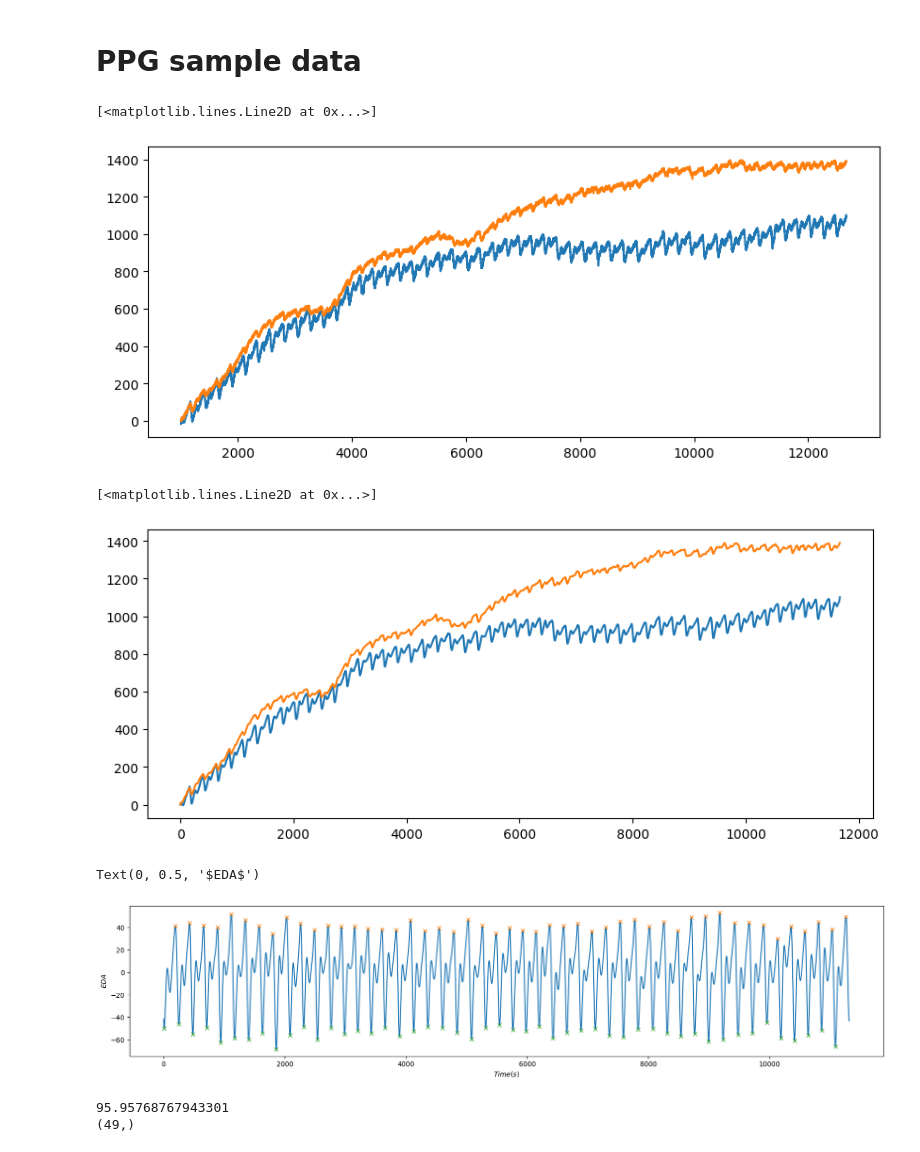
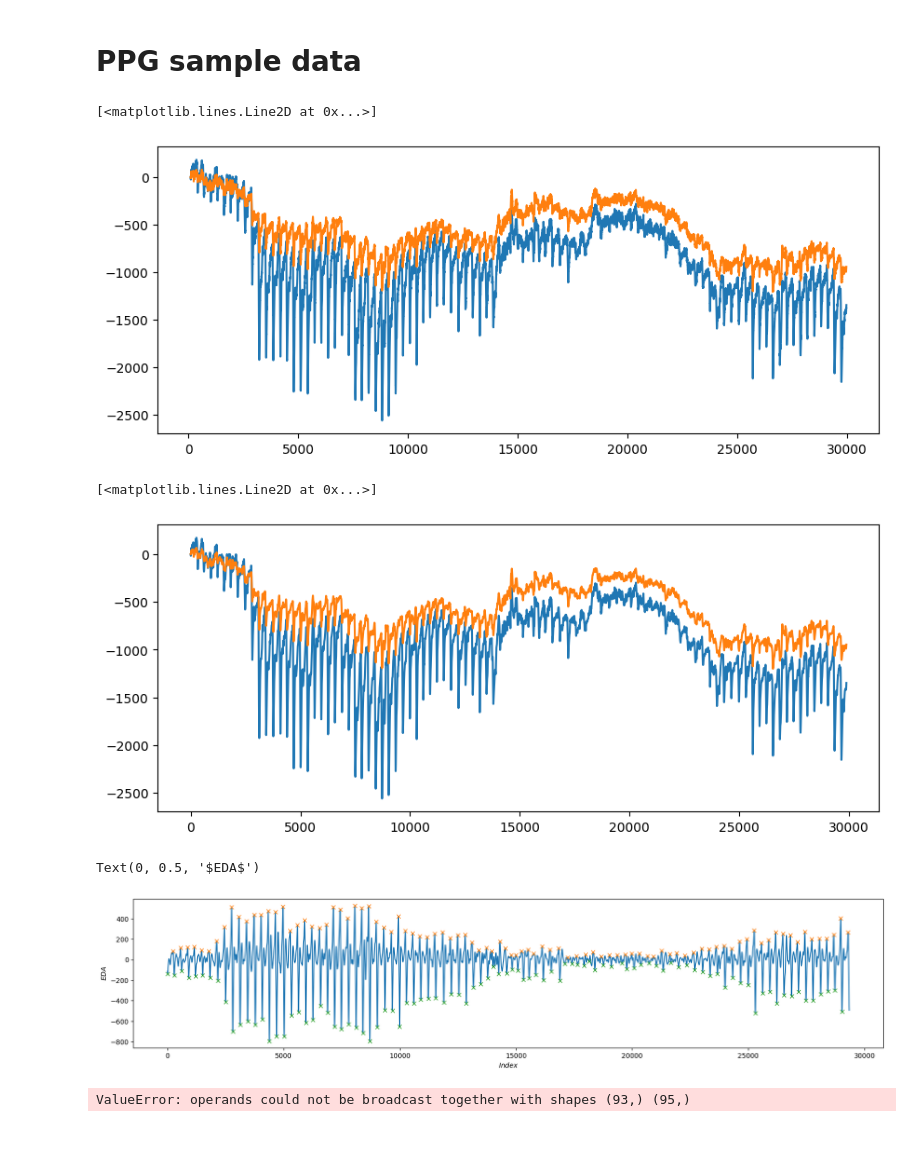
Before and after one commit to aacudad/EPO4-C2, a Jupyter notebook: PPG_preprocessing.ipynb, the cells around one changed output. Cells and saved outputs as stored; diff of their text form; code cells hidden in the pictures.

Commit message:
Documenten toeveogen

```diff
--- a/PPG_preprocessing.ipynb
+++ b/PPG_preprocessing.ipynb
@@ -244,10 +250,16 @@ ir_data = PPG_data.iloc[1000:,[4]]
 # %%
+PPG_data = pd.read_csv('C:/Users/JackC/Documents/EPO4-C2/Testday_1/Daan-rest_1.csv')
+fs = 400
+
+red_data = PPG_data.iloc[100:,[3]]
+ir_data = PPG_data.iloc[100:,[4]]
+
 plt.figure(figsize=(10,4))
 plt.plot(red_data-red_data.iloc[0,0])
 plt.plot(ir_data-ir_data.iloc[0,0])
 # %% [output]
 [<matplotlib.lines.Line2D at 0x...>]
-[figure, old version]
+[figure, new version]
 # %%
 red_data_clean = nk.ppg_clean(red_data, method='nabian2018', sampling_rate=1000)
 ir_data_clean = nk.ppg_clean(ir_data, method='nabian2018', sampling_rate=1000)
@@ -259,12 +271,11 @@ plt.plot(red_data_clean-red_data.iloc[0,0])
 plt.plot(ir_data_clean-ir_data.iloc[0,0])
 # %% [output]
 [<matplotlib.lines.Line2D at 0x...>]
-[figure, old version]
+[figure, new version]
 # %%
 # Parameters
 order = 4
-frequency = np.array([2,20])
-frequency = np.array([0.5,5])
+frequency = np.array([1,5])
 #frequency = 0.5
 sampling_rate = 300
 frequency = frequency / (sampling_rate / 2)  # Normalize frequency to Nyquist Frequency (Fs/2).
@@ -287,8 +298,8 @@ plt.plot(red_filt)
 plt.plot(peaks_red, red_filt[peaks_red], "x")
 plt.plot(peaks_red_min, red_filt[peaks_red_min], "x")
 # labels and titles
-plt.xlabel('$Time (s)$')
+plt.xlabel('$Index$')
 plt.ylabel('$EDA$')
 # %% [output]
 Text(0, 0.5, '$EDA$')
-[figure, old version]
+[figure, new version]
@@ -299,10 +306,10 @@ red_filt_df.to_csv("red_filtered.csv")
 # %%
+red_filt_df = pd.DataFrame(red_filt)
 AC_red = red_filt[peaks_red][:] - red_filt[peaks_red_min][:]
 print(np.mean(AC_red))
 print(AC_red.shape)
 # %% [output]
-95.95768767943301
-(49,)
+ValueError: operands could not be broadcast together with shapes (93,) (95,)
 # %%
 # Parameters
 frequency = 0.5
```
Also changed, not shown: parts of 9 cells of this notebook, 36 other files.
